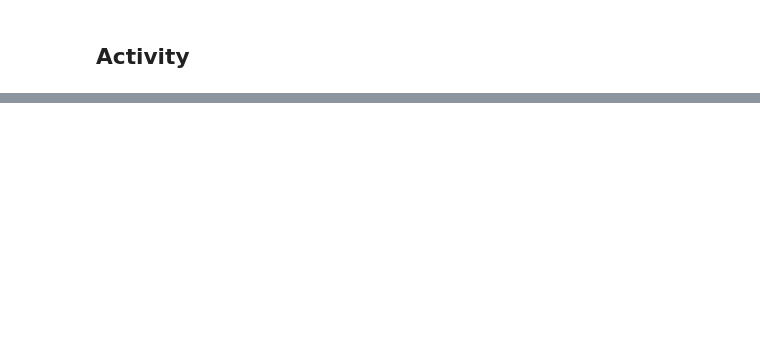
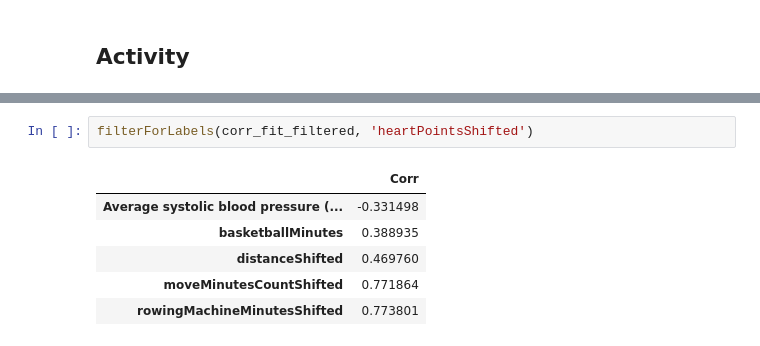
Before and after one commit to JamesIgoe/GoogleFitAnalysis, a Jupyter notebook: Analysis.ipynb, the cells around one changed output, grey strips where cells are left out. Saved outputs shown, nothing was run; the diff lists cells and outputs as text; blank space fills up the shorter version.

```diff
--- a/Analysis.ipynb
+++ b/Analysis.ipynb
@@ -216,0 +325,9 @@ filterForLabels(corr_fit_filtered, 'basketballMinutesShifted')
+# %%
+filterForLabels(corr_fit_filtered, 'heartPointsShifted')
+# %% [output]
+|  | Corr |
+| Average systolic blood pressure (... | -0.331498 |
+| basketballMinutes | 0.388935 |
+| distanceShifted | 0.469760 |
+| moveMinutesCountShifted | 0.771864 |
+| rowingMachineMinutesShifted | 0.773801 |
```
Also changed, not shown: parts of 28 cells of this notebook.
